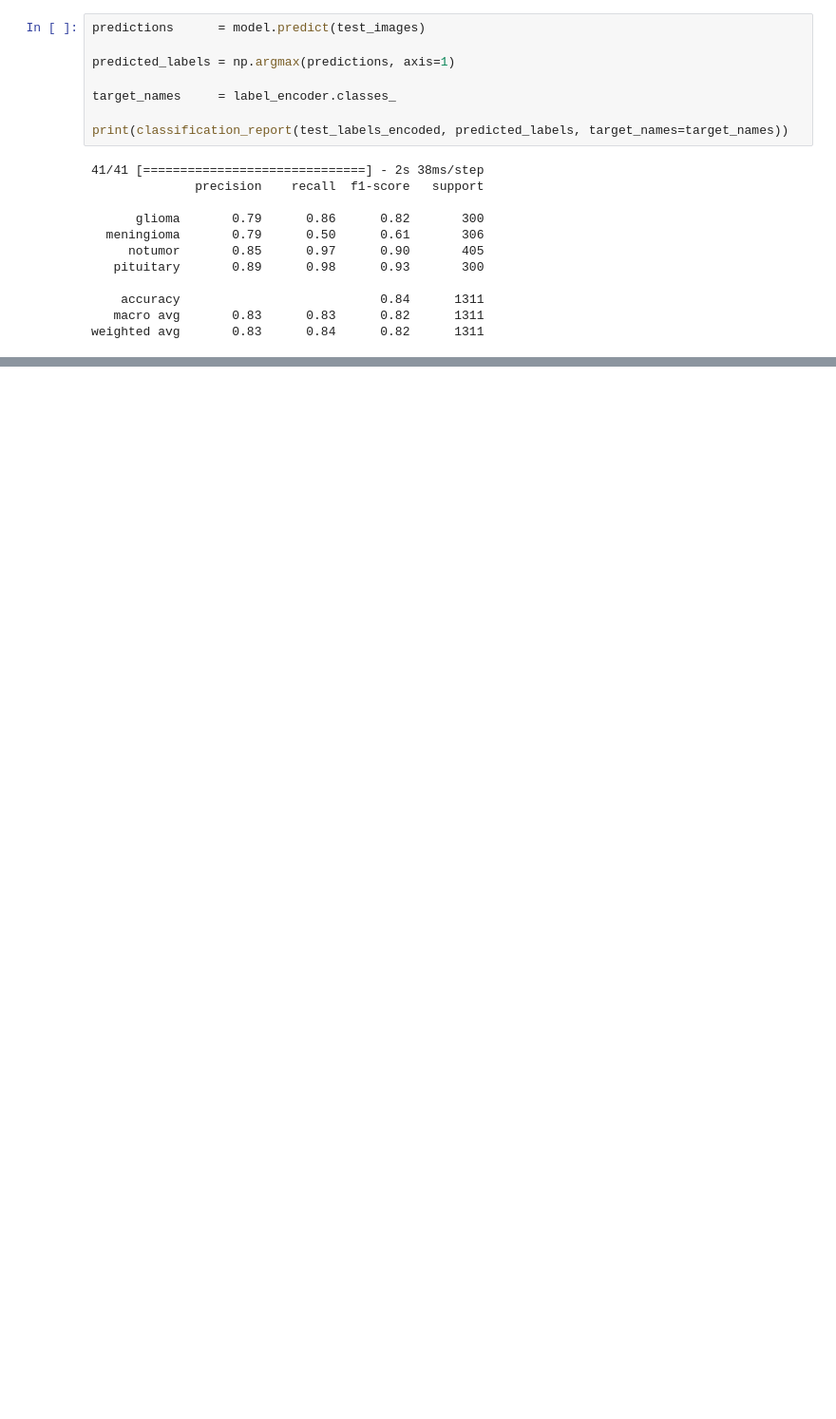
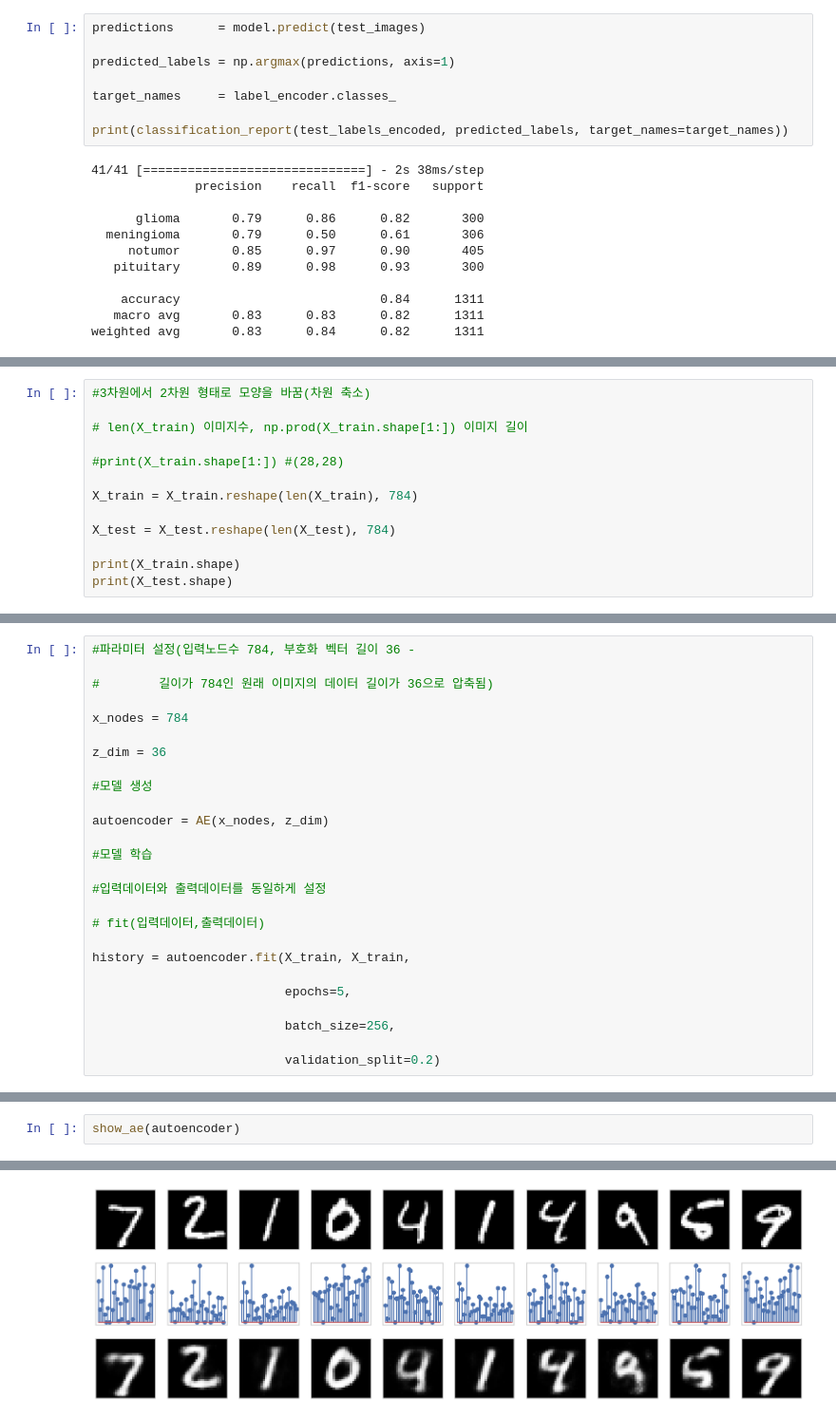
Before and after one commit to manki8908/Class_TJ_c22, a Jupyter notebook: SRC/python-이미지분석.ipynb, the cells around one changed output, grey strips where cells are left out. Shown at 95% size. Drawn from its saved outputs; the diff is of its cells as text; blank space fills up the shorter version.

```diff
--- a/SRC/python-이미지분석.ipynb
+++ b/SRC/python-이미지분석.ipynb
@@ -6870,0 +6963,13 @@ weighted avg       0.83      0.84      0.82      1311
+# %%
+#3차원에서 2차원 형태로 모양을 바꿈(차원 축소)
+
+# len(X_train) 이미지수, np.prod(X_train.shape[1:]) 이미지 길이
+
+#print(X_train.shape[1:]) #(28,28)
+
+X_train = X_train.reshape(len(X_train), 784)
+
+X_test = X_test.reshape(len(X_test), 784)
+
+print(X_train.shape)
+print(X_test.shape)
@@ -6870,0 +6979,26 @@ weighted avg       0.83      0.84      0.82      1311
+# %%
+#파라미터 설정(입력노드수 784, 부호화 벡터 길이 36 -
+
+#        길이가 784인 원래 이미지의 데이터 길이가 36으로 압축됨)
+
+x_nodes = 784
+
+z_dim = 36
+
+#모델 생성
+
+autoencoder = AE(x_nodes, z_dim)
+
+#모델 학습
+
+#입력데이터와 출력데이터를 동일하게 설정
+
+# fit(입력데이터,출력데이터)
+
+history = autoencoder.fit(X_train, X_train,
+
+                          epochs=5,
+
+                          batch_size=256,
+
+                          validation_split=0.2)
@@ -6870,0 +7143,3 @@ weighted avg       0.83      0.84      0.82      1311
+# %%
+show_ae(autoencoder)
+# %% [output]
@@ -6870,0 +7163 @@ weighted avg       0.83      0.84      0.82      1311
+[figure, added]
```
Also changed, not shown: parts of 83 cells of this notebook, 4 other files.
